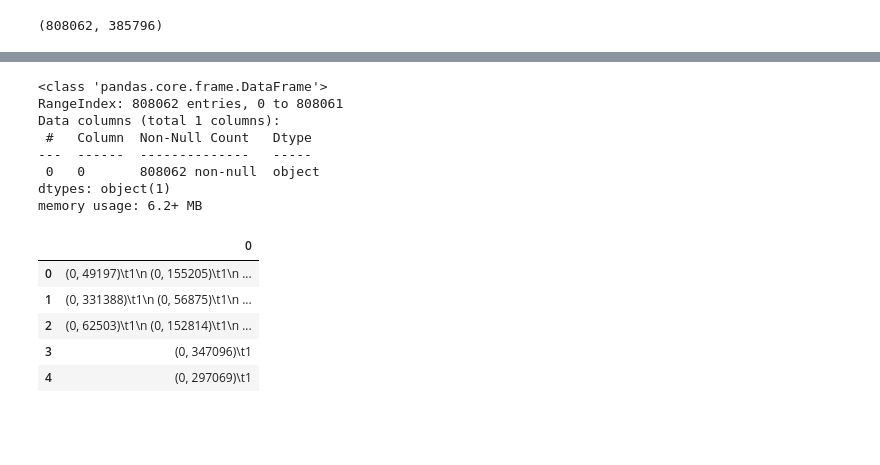
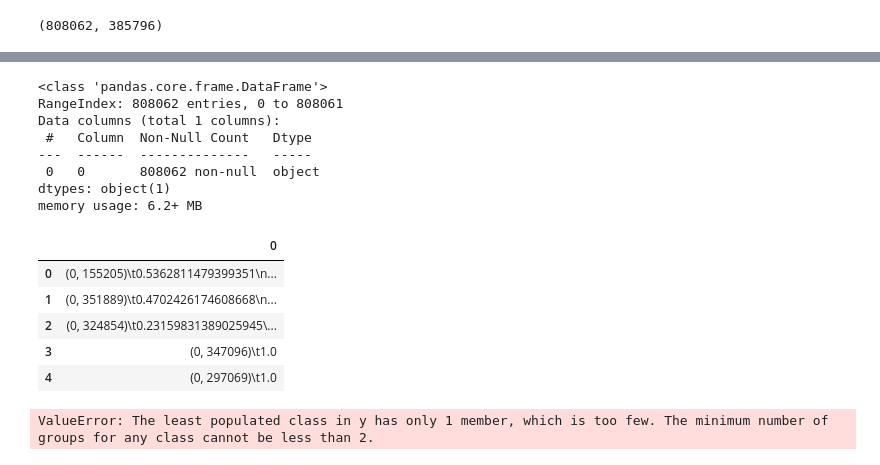
Before and after one commit to NemaVatsala/Sarcasm-detection-over-Reddit-Corpus, a Jupyter notebook: Project_merged.ipynb, the cells around one changed output, grey strips where cells are left out. Cells and saved outputs as stored; diff of their text form; code cells hidden in the pictures; blank space fills up the shorter version.

```diff
--- a/Project_merged.ipynb
+++ b/Project_merged.ipynb
@@ -60,7 +60,7 @@ df1 = train_df[train_df.isna().any(axis=1)]
 
 df1.head()
 
-train_df.dropna(subset=['Comments'], inplace=False)
+train_df.dropna(subset=['Comments', 'Parent Comments'], inplace=False)
 
 #df5=train_df.dropna(inplace=True)
 
@@ -277,19 +338,19 @@ x_train_tfidf
 # %%
-X_new.info()
-X_new.head()
+x_train_df.info()
+x_train_df.head()
 # %% [output]
 <class 'pandas.core.frame.DataFrame'>
 RangeIndex: 808062 entries, 0 to 808061
 Data columns (total 1 columns):
  #   Column  Non-Null Count   Dtype
 ---  ------  --------------   -----
  0   0       808062 non-null  object
 dtypes: object(1)
 memory usage: 6.2+ MB
 |  | 0 |
-| 0 | (0, 49197)\t1\n (0, 155205)\t1\n ... |
-| 1 | (0, 331388)\t1\n (0, 56875)\t1\n ... |
-| 2 | (0, 62503)\t1\n (0, 152814)\t1\n ... |
-| 3 | (0, 347096)\t1 |
-| 4 | (0, 297069)\t1 |
+| 0 | (0, 155205)\t0.5362811479399351\n... |
+| 1 | (0, 351889)\t0.4702426174608668\n... |
+| 2 | (0, 324854)\t0.23159831389025945\... |
+| 3 | (0, 347096)\t1.0 |
+| 4 | (0, 297069)\t1.0 |
 # %%
@@ -314,6 +375,6 @@ print (confusion_matrix(test_y,valid_pred))
 # %%
 # Training and Test Split
-train_x, test_x, train_y, y_test = train_test_split(corpus, label, test_size=0.20, random_state=42,stratify=labels)
+train_x, test_x, train_y, y_test = train_test_split(corpus, labels, test_size=0.20, random_state=42,stratify=labels)
 
 #Classifier pipeline
 
@@ -374,3 +435,5 @@ print(clf)
 
 predicted = clf.predict(test_x)
 predicted =list(predicted)
+# %% [output]
+ValueError: The least populated class in y has only 1 member, which is too few. The minimum number of groups for any class cannot be less than 2.
```
Also changed, not shown: parts of 10 cells of this notebook.
